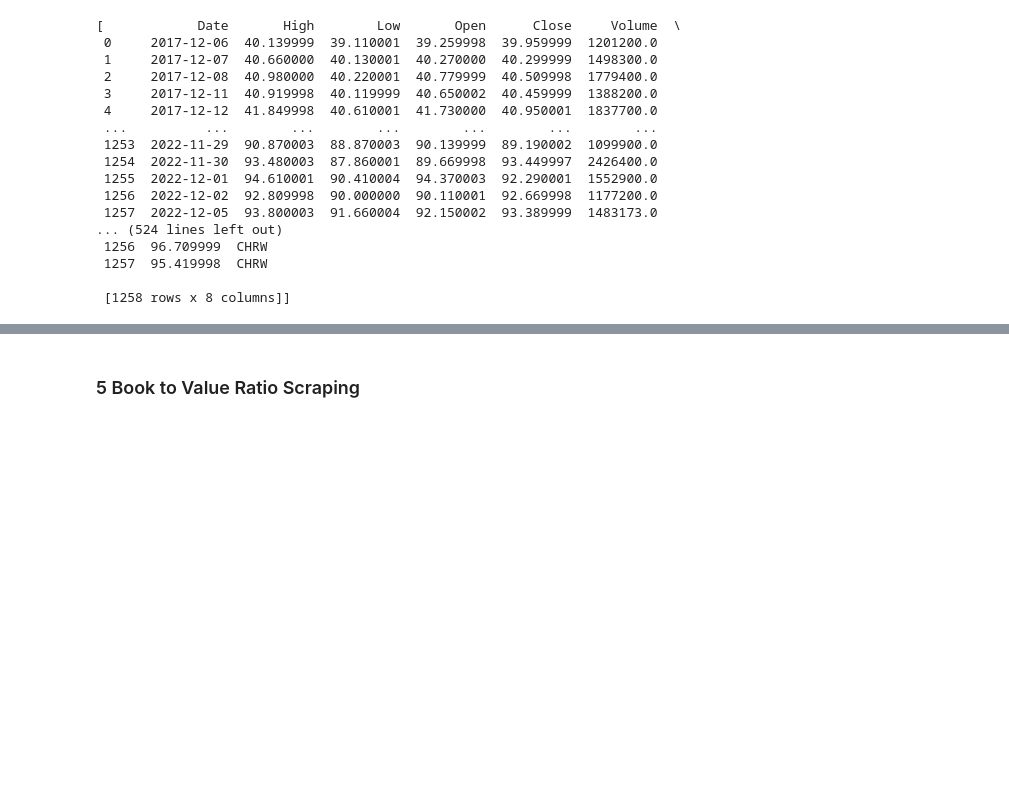
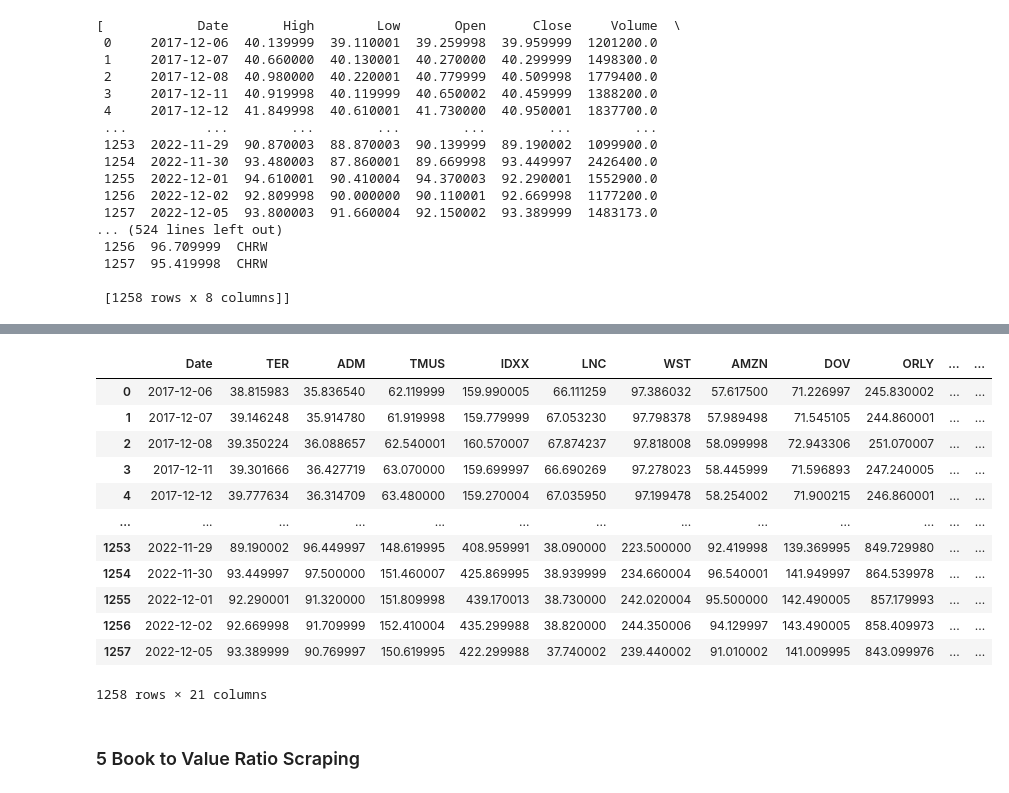
Before and after one commit to tigerbroko/Nova-SBE-Introduction-to-Programming, a Jupyter notebook: Intro-to-Programming-Project.ipynb, the cells around one changed output, grey strips where cells are left out. Saved outputs shown, nothing was run; the diff lists cells and outputs as text; code cells hidden in the pictures; blank space fills up the shorter version.

Commit message:
close prices done

```diff
--- a/Intro-to-Programming-Project.ipynb
+++ b/Intro-to-Programming-Project.ipynb
@@ -168,2 +183,0 @@ stocks_df_list
-# %% [markdown]
-### 5 Book to Value Ratio Scraping
@@ -171,0 +184,29 @@ stocks_df_list
+# %%
+df_close_prices = stocks_df_list[0][['Date','Adj Close']]
+
+
+for index in range(1, len(stocks_df_list)):
+    dataframe = stocks_df_list[index][['Date','Adj Close']]
+    df_close_prices = df_close_prices.merge(dataframe, on='Date', how = 'inner')
+
+cp_columns_names = ['Date']
+cp_columns_names.extend(success_tickers)
+df_close_prices.columns = cp_columns_names
+
+df_close_prices
+# %% [output]
+|  | Date | TER | ADM | TMUS | IDXX | LNC | WST | AMZN | DOV | ORLY | ... | ... |
+| 0 | 2017-12-06 | 38.815983 | 35.836540 | 62.119999 | 159.990005 | 66.111259 | 97.386032 | 57.617500 | 71.226997 | 245.830002 | ... | ... |
+| 1 | 2017-12-07 | 39.146248 | 35.914780 | 61.919998 | 159.779999 | 67.053230 | 97.798378 | 57.989498 | 71.545105 | 244.860001 | ... | ... |
+| 2 | 2017-12-08 | 39.350224 | 36.088657 | 62.540001 | 160.570007 | 67.874237 | 97.818008 | 58.099998 | 72.943306 | 251.070007 | ... | ... |
+| 3 | 2017-12-11 | 39.301666 | 36.427719 | 63.070000 | 159.699997 | 66.690269 | 97.278023 | 58.445999 | 71.596893 | 247.240005 | ... | ... |
+| 4 | 2017-12-12 | 39.777634 | 36.314709 | 63.480000 | 159.270004 | 67.035950 | 97.199478 | 58.254002 | 71.900215 | 246.860001 | ... | ... |
+| ... | ... | ... | ... | ... | ... | ... | ... | ... | ... | ... | ... | ... |
+| 1253 | 2022-11-29 | 89.190002 | 96.449997 | 148.619995 | 408.959991 | 38.090000 | 223.500000 | 92.419998 | 139.369995 | 849.729980 | ... | ... |
+| 1254 | 2022-11-30 | 93.449997 | 97.500000 | 151.460007 | 425.869995 | 38.939999 | 234.660004 | 96.540001 | 141.949997 | 864.539978 | ... | ... |
+| 1255 | 2022-12-01 | 92.290001 | 91.320000 | 151.809998 | 439.170013 | 38.730000 | 242.020004 | 95.500000 | 142.490005 | 857.179993 | ... | ... |
+| 1256 | 2022-12-02 | 92.669998 | 91.709999 | 152.410004 | 435.299988 | 38.820000 | 244.350006 | 94.129997 | 143.490005 | 858.409973 | ... | ... |
+| 1257 | 2022-12-05 | 93.389999 | 90.769997 | 150.619995 | 422.299988 | 37.740002 | 239.440002 | 91.010002 | 141.009995 | 843.099976 | ... | ... |
+1258 rows × 21 columns
+# %% [markdown]
+### 5 Book to Value Ratio Scraping
```
Also changed, not shown: parts of 13 cells of this notebook.
